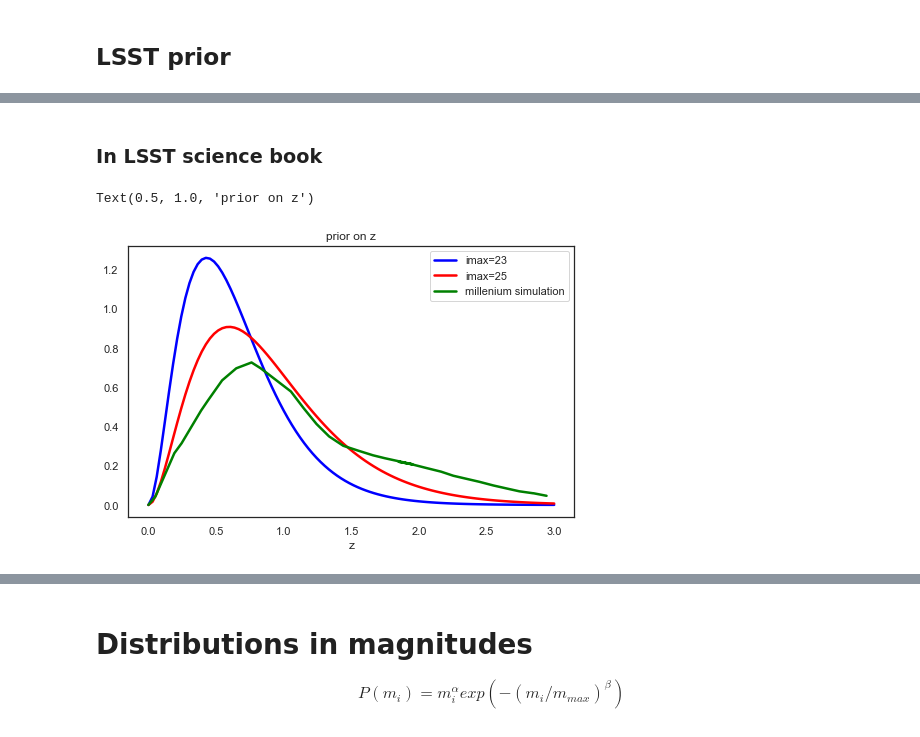
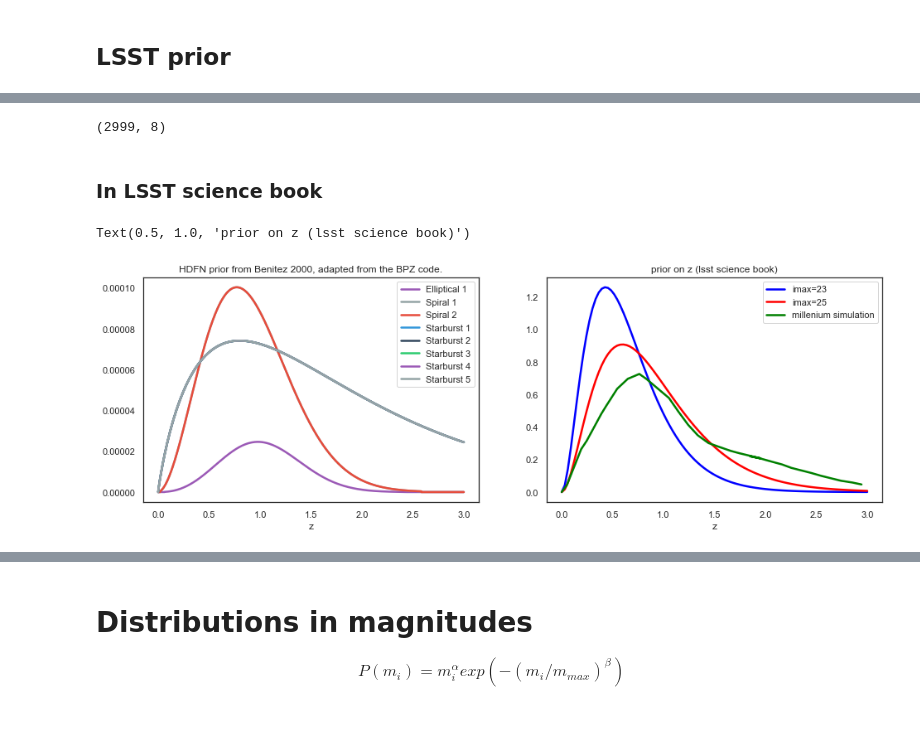
Before and after one commit to sylvielsstfr/MyDockerTools, a Jupyter notebook: UbuntuAnacondaDelightRail/notebooks/photoz_tools/Photoz_galaxy_survey_mock_Nz_inference_lsst.ipynb, the cells around one changed output, grey strips where cells are left out. Cells and saved outputs as stored; diff of their text form; code cells hidden in the pictures.

```diff
--- a/UbuntuAnacondaDelightRail/notebooks/photoz_tools/Photoz_galaxy_survey_mock_Nz_inference_lsst.ipynb
+++ b/UbuntuAnacondaDelightRail/notebooks/photoz_tools/Photoz_galaxy_survey_mock_Nz_inference_lsst.ipynb
@@ -104,7 +126,7 @@ irregulars = ['Im_B2004a.sed','SB3_B2004a.sed','SB2_B2004a.sed',
 template_names = [nm.replace('.sed','') for nm in ellipticals+spirals+irregulars]
 
 # Use the p(z,t,m) distribution defined above
-m = 22.0 # some reference magnitude
+m = 26.0 # some reference magnitude
 p_z__t_m = bpz_prior(z_grid, m, templatetypesnb)
 
 # Convenient function for template names
@@ -119,4 +141,5 @@ fig, ax = plt.subplots(1, 1, figsize=(8, 5))
 p = ax.plot(z_grid, p_z__t_m)
 ax.legend(p, labels=names)
 ax.set_xlabel("z")
+ax.set_title("HDFN prior from Benitez 2000, adapted from the BPZ code.")
 # %% [output]
@@ -124,0 +148,18 @@ Text(0.5, 0, 'z')
+# %%
+import seaborn as sb
+sb.set_style("white")
+#sb.color_palette(palette = "rocket", n_colors = 10, desat = None)
+#sb.set_palette("terrain_r")
+#sb.color_palette("tab10")
+sb.color_palette("hls", nt)
+
+
+#current_palette = sb.color_palette()
+
+
+# Plot the priors for these templates
+fig, ax = plt.subplots(1, 1, figsize=(8, 5))
+p = ax.plot(z_grid, p_z__t_m)
+ax.legend(p, labels=names)
+ax.set_xlabel("z")
+ax.set_title("HDFN prior from Benitez 2000, adapted from the BPZ code.")
@@ -125,3 +169,7 @@ Text(0.5, 0, 'z')
+# %%
+p_z__t_m.shape
+# %% [output]
+(2999, 8)
 # %% [markdown]
 ### In LSST science book
 # %%
@@ -130,16 +178,24 @@ df=pd.read_excel(f_prior)
 # %%
 my_z=np.linspace(0.001,3,100)
 # %%
-fig, ax = plt.subplots(1, 1, figsize=(8, 5))
+#fig, ax = plt.subplots(1, 1, figsize=(8, 5))
+
+fig=plt.figure(figsize=(16,5))
+ax=fig.add_subplot(121)
+p = ax.plot(z_grid, p_z__t_m)
+ax.legend(p, labels=names)
+ax.set_xlabel("z")
+ax.set_title("HDFN prior from Benitez 2000, adapted from the BPZ code.")
+ax=fig.add_subplot(122)
 ax.plot(my_z, photoz_lsst_prior(my_z,23),"b-",label="imax=23")
 ax.plot(my_z, photoz_lsst_prior(my_z,25),"r",label="imax=25")
 ax.plot(df["z"],df["prior"],"g",label="millenium simulation")
 ax.legend()
 ax.set_xlabel("z")
-ax.set_title("prior on z")
+ax.set_title("prior on z (lsst science book)")
 # %% [output]
-Text(0.5, 1.0, 'prior on z')
+Text(0.5, 1.0, 'prior on z (lsst science book)')
-[figure, old version]
+[figure, new version]
 # %%
 # Load and plot the templates and filters
 palette = itertools.cycle(sns.color_palette())
```
Also changed, not shown: parts of 34 cells of this notebook.
